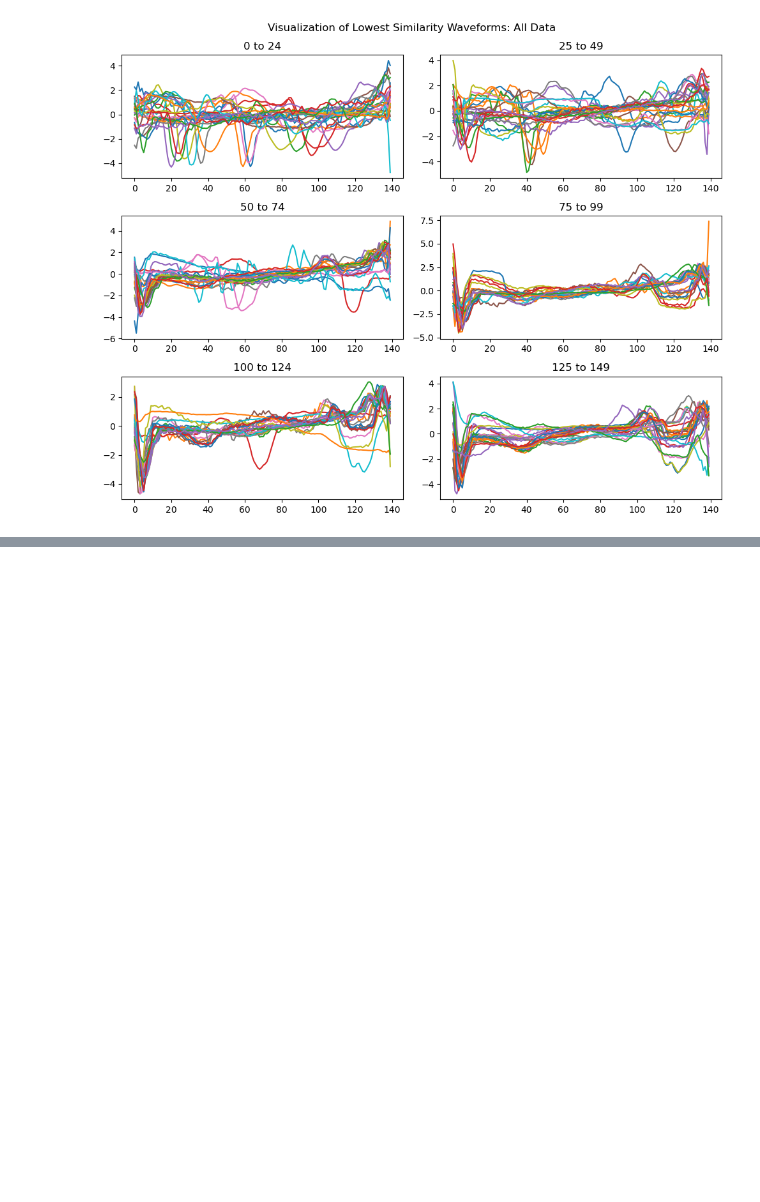
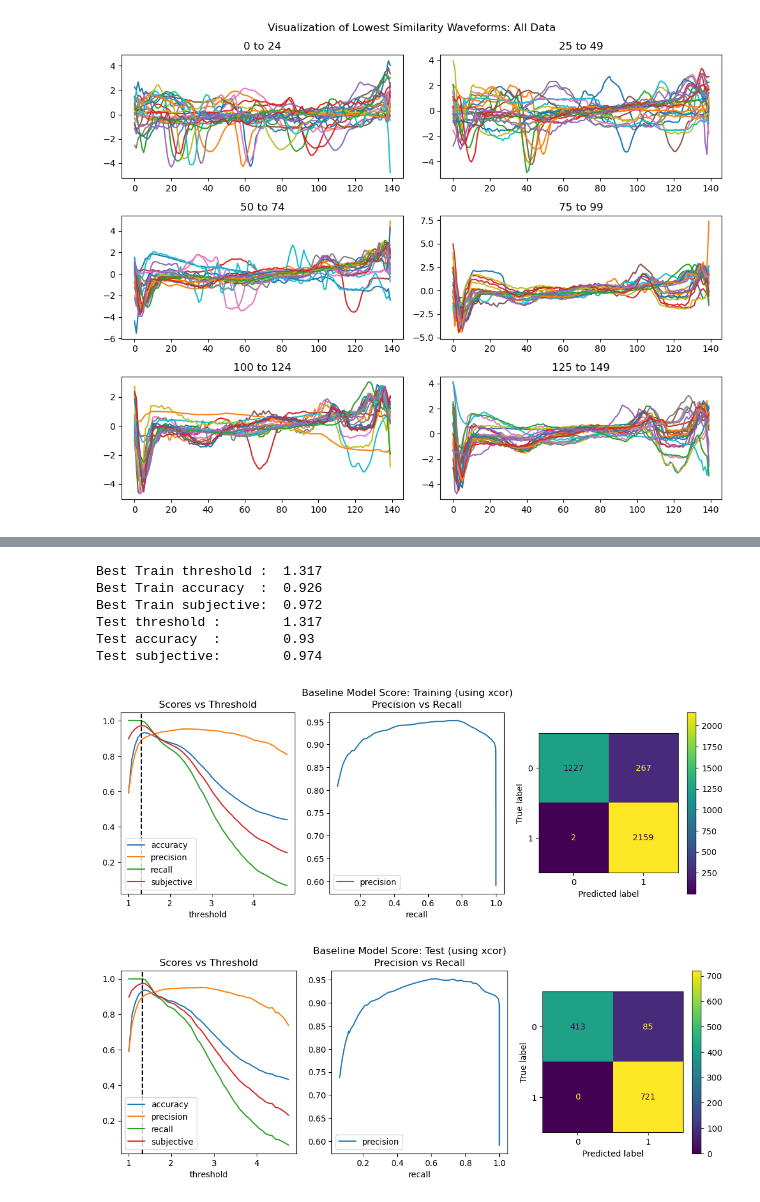
Before and after one commit to dshavoc/aiml-capstone, a Jupyter notebook: capstone.ipynb, the cells around one changed output, grey strips where cells are left out. Drawn from its saved outputs; the diff is of its cells as text; code cells hidden in the pictures; blank space fills up the shorter version.

```diff
--- a/capstone.ipynb
+++ b/capstone.ipynb
@@ -227,0 +308,11 @@ Best subjective:        0.972
+# %%
+run_baseline(baseline_template, X_train, y_train, X_test, y_test, similarity_strat='xcor')
+# %% [output]
+Best Train threshold :  1.317
+Best Train accuracy  :  0.926
+Best Train subjective:  0.972
+Test threshold :        1.317
+Test accuracy  :        0.93
+Test subjective:        0.974
+[figure, added]
+[figure, added]
```
Also changed, not shown: parts of 18 cells of this notebook.
